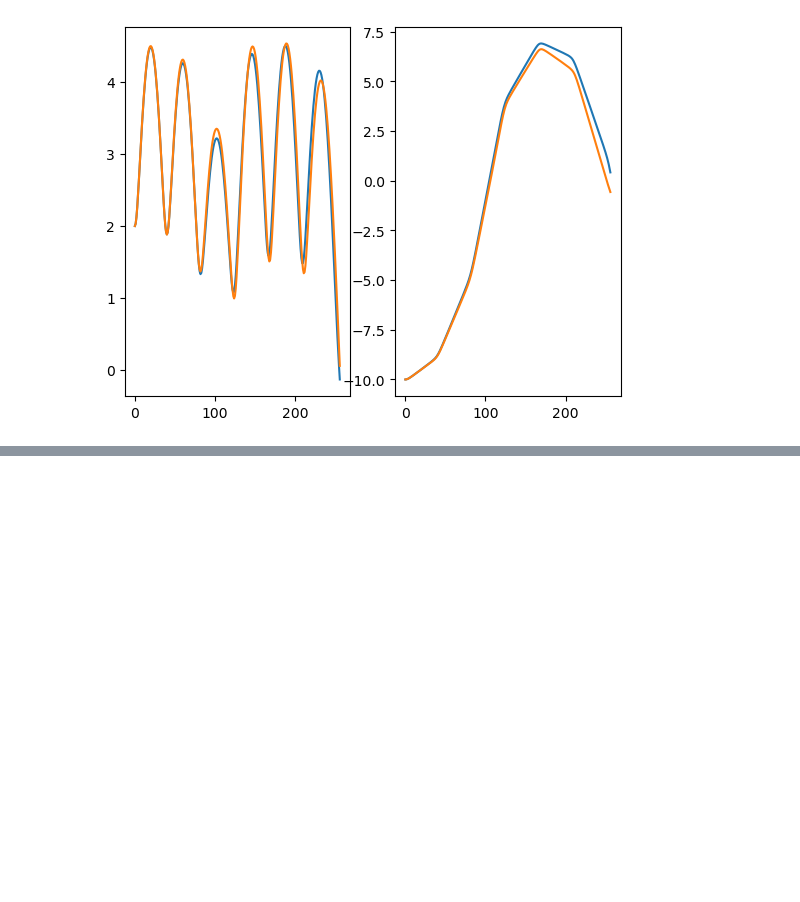
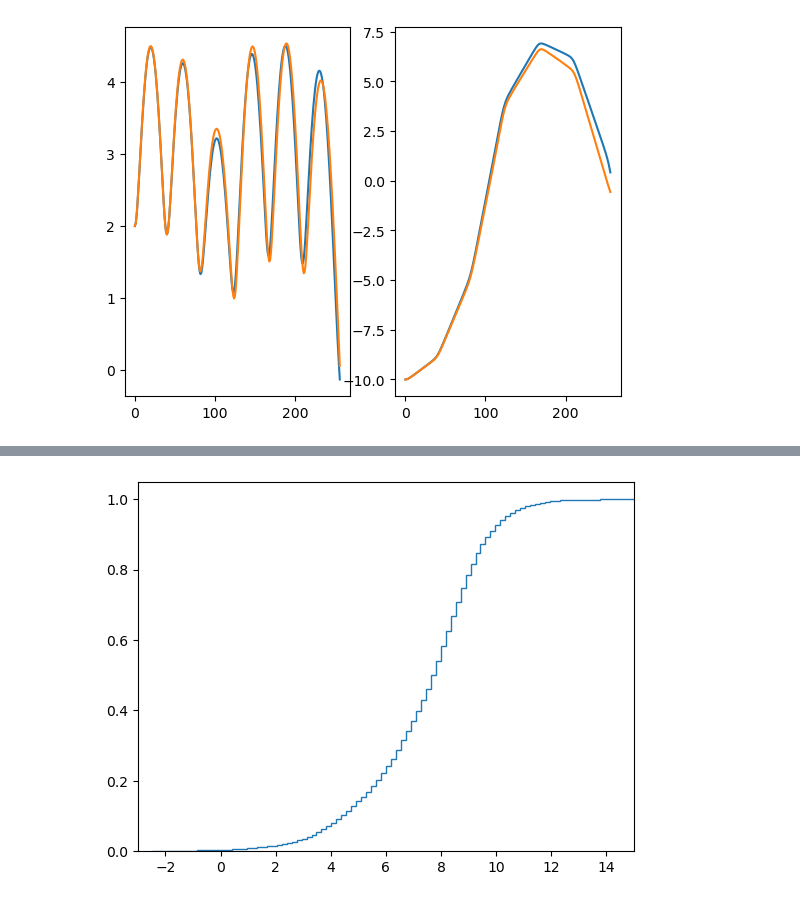
Before and after one commit to shuohaopolyu/2025_TimeSeries_RL_Internship, a Jupyter notebook: question1_part1/demo/demo3_neal_funnel_density_2d.ipynb, the cells around one changed output, grey strips where cells are left out. Drawn from its saved outputs; the diff is of its cells as text; code cells hidden in the pictures; blank space fills up the shorter version.

```diff
--- a/question1_part1/demo/demo3_neal_funnel_density_2d.ipynb
+++ b/question1_part1/demo/demo3_neal_funnel_density_2d.ipynb
@@ -126,0 +122,7 @@ plt.show()
+# %%
+# draw CDF of q_hist
+plt.hist(q_hist[5000:, 0], bins=100, cumulative=True, density=True, histtype="step")
+plt.xlim(-3, 15)
+plt.show()
+# %% [output]
+[figure, added]
```
Also changed, not shown: parts of 4 cells of this notebook, 15 other files.
